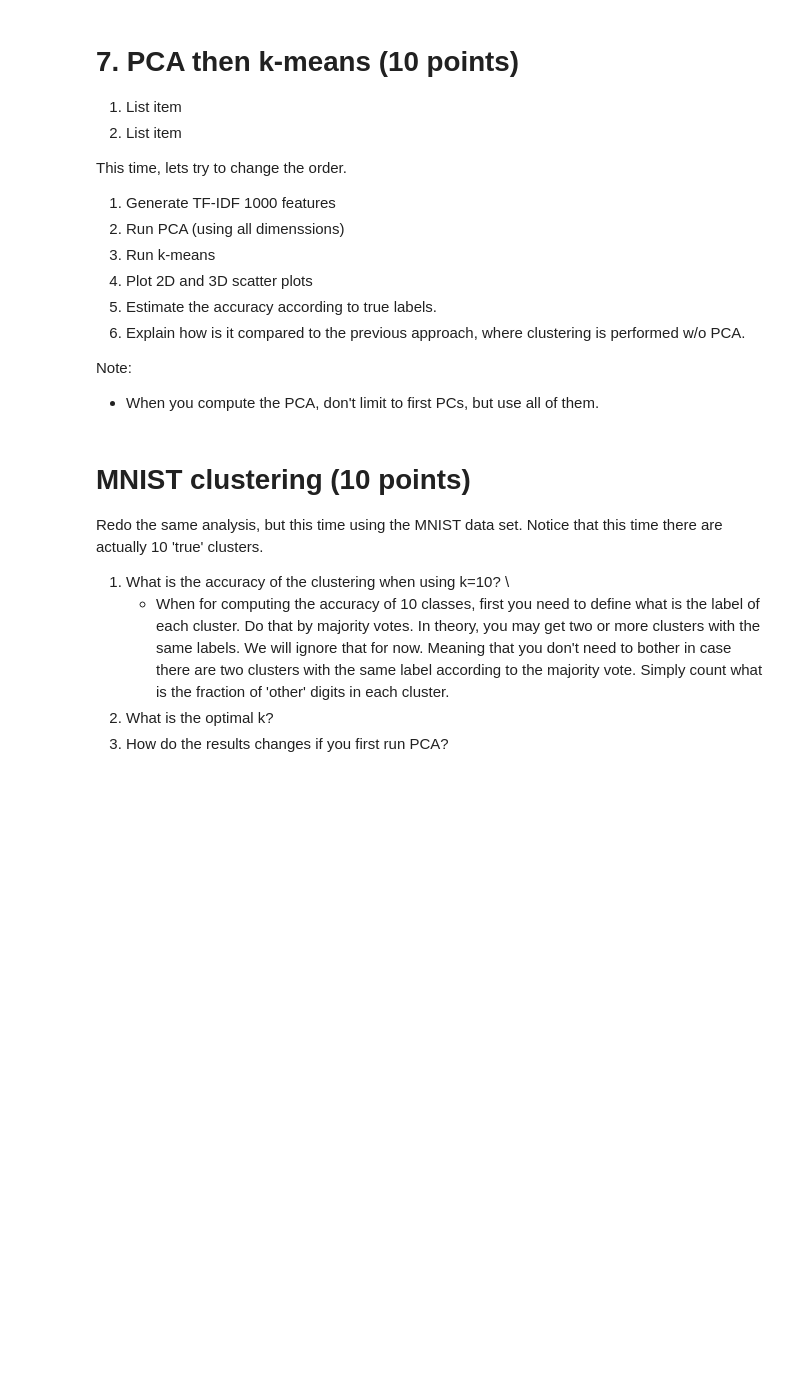
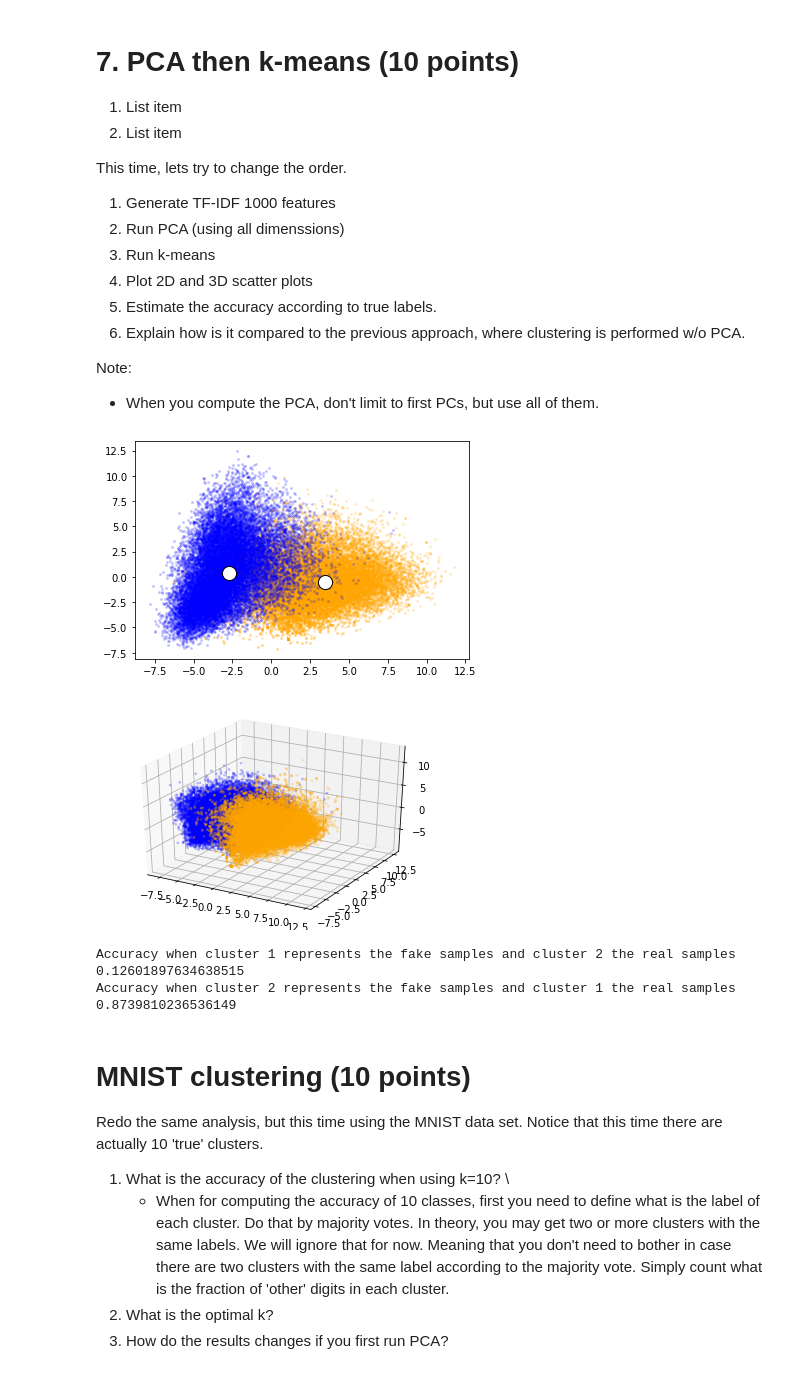
Before and after one commit to ShayHav/MachineLearning, a Jupyter notebook: Ex1.ipynb, the cells around one changed output. Saved outputs shown, nothing was run; the diff lists cells and outputs as text; code cells hidden in the pictures; blank space fills up the shorter version.

```diff
--- a/Ex1.ipynb
+++ b/Ex1.ipynb
@@ -136,0 +182,17 @@ We do have the true lables (fake/real), but we don't know which cluster correspo
+# %%
+# cluster 1 is fake and cluster 2 is real
+success = 0
+num_of_samples = df.shape[0]
+i = 0
+for _, row in df.iterrows():
+  if cluster_labels[i] == row["label"]:
+    success += 1
+  i += 1
+
+accuracy_first_case = success / num_of_samples
+print(f'Accuracy when cluster 1 represents the fake samples and cluster 2 the real samples {accuracy_first_case}')
+
+# cluster 1 is real and cluster 2 is fake
+print(f'Accuracy when cluster 2 represents the fake samples and cluster 1 the real samples {1 - accuracy_first_case}')
+
+print('Based on the results, we conclude that cluster 2 represents the fake samples and cluster 1 the real samples.')
@@ -176,3 +271,61 @@ Note:
+# %%
+#initialize the TF-IDF vector with the stop word and max feature 1000
+vectorizer = TfidfVectorizer(stop_words = stopwords.words('english'), max_features=1000)
+td_idf_vector = vectorizer.fit_transform(df["text"])
+
+#creating the data frame with the words with the highest tf-idf
+extracted = pd.DataFrame(td_idf_vector.toarray(), columns = vectorizer.get_feature_names_out())
+
+#scaling the data
+scaler = StandardScaler().fit(extracted)
+scaledData = scaler.transform(extracted)
+
+# PCA
+pca = PCA()
+applied_pca1 =  pca.fit_transform(scaledData)
+
+#apply k-means
+k_means = KMeans(n_clusters=2)
+cluster_labels = k_means.fit_predict(applied_pca1)
+centers = k_means.cluster_centers_
+
+# 2D
+plt.scatter(applied_pca1[:fake_df.shape[0] ,0], applied_pca1[:fake_df.shape[0], 1], marker='.', s=30, lw=0, alpha=0.25, c='orange')
+plt.scatter(applied_pca1[fake_df.shape[0]: ,0], applied_pca1[fake_df.shape[0]:, 1], marker='.', s=30, lw=0, alpha=0.25, c='blue')
+
+plt.scatter(centers[:, 0], centers[:, 1], marker="o", c="white", alpha=1, s=200, edgecolor='k')
+plt.show()
+
+# 3D
+fig  = plt.figure()
+ax = plt.axes(projection='3d')
+ax.scatter(applied_pca1[:fake_df.shape[0] ,0], applied_pca1[:fake_df.shape[0], 1], applied_pca1[:fake_df.shape[0], 2], marker='.', s=30, lw=0, alpha=0.25, c='orange')
+ax.scatter(applied_pca1[fake_df.shape[0]: ,0], applied_pca1[fake_df.shape[0]:, 1], applied_pca1[fake_df.shape[0]:, 2], marker='.', s=30, lw=0, alpha=0.25, c='blue')
+
+ax.scatter(centers[:, 0], centers[:, 1], centers[:, 2], marker="o", c="white", alpha=1, s=200, edgecolor='k')
+plt.show()
+
+# computing accuracy
+
+# cluster 2 is real and cluster 1 is fake
+success = 0
+num_of_samples = df.shape[0]
+i = 0
+for _, row in df.iterrows():
+  if cluster_labels[i] == row["label"]:
+    success += 1
+  i += 1
+
+accuracy = success / num_of_samples
+print(f'Accuracy when cluster 1 represents the fake samples and cluster 2 the real samples {accuracy}')
+
+# cluster 1 is real and cluster 2 is fake
+print(f'Accuracy when cluster 2 represents the fake samples and cluster 1 the real samples {1-accuracy}')
+# %% [output]
+[figure, added]
+[figure, added]
+Accuracy when cluster 1 represents the fake samples and cluster 2 the real samples 0.12601897634638515
+Accuracy when cluster 2 represents the fake samples and cluster 1 the real samples 0.8739810236536149
 # %% [markdown]
 # MNIST clustering (10 points)
 Redo the same analysis, but this time using the MNIST data set. Notice that this time there are actually 10 'true' clusters.
```
Also changed, not shown: parts of 20 cells of this notebook.
